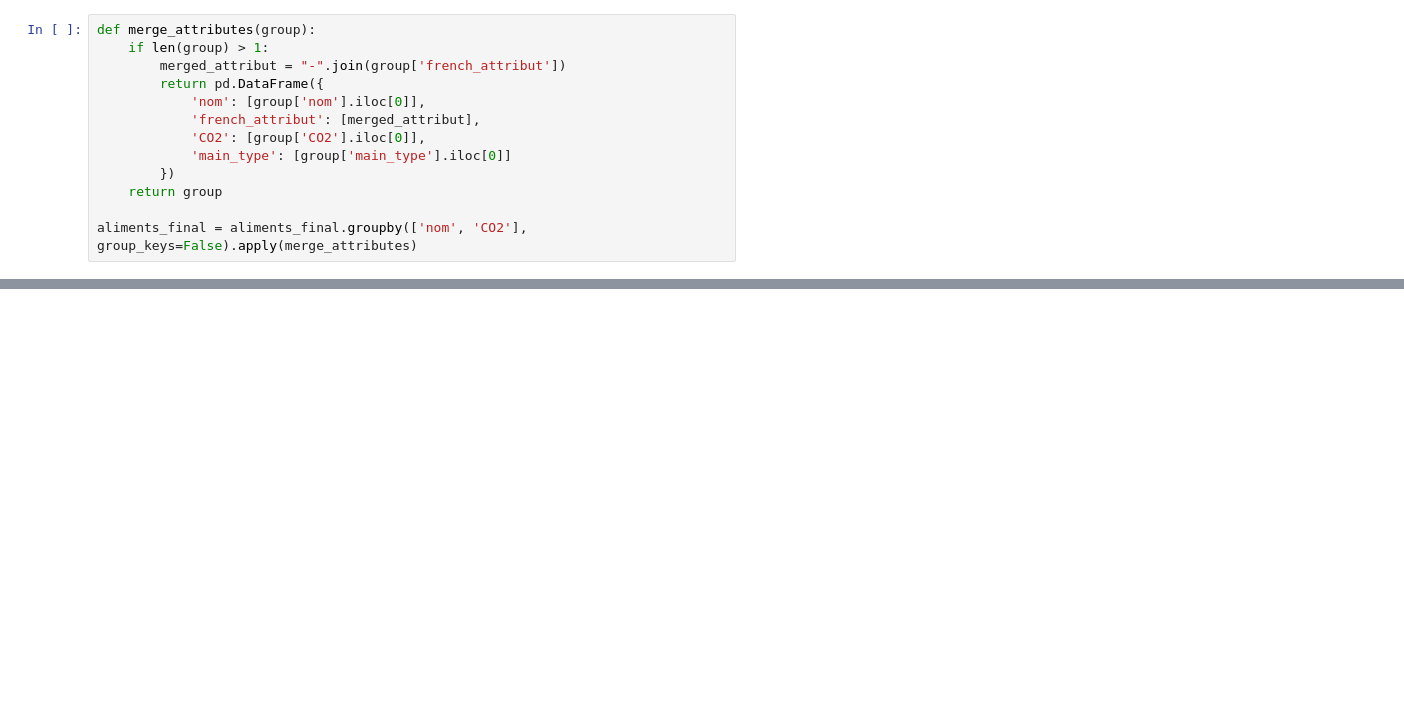
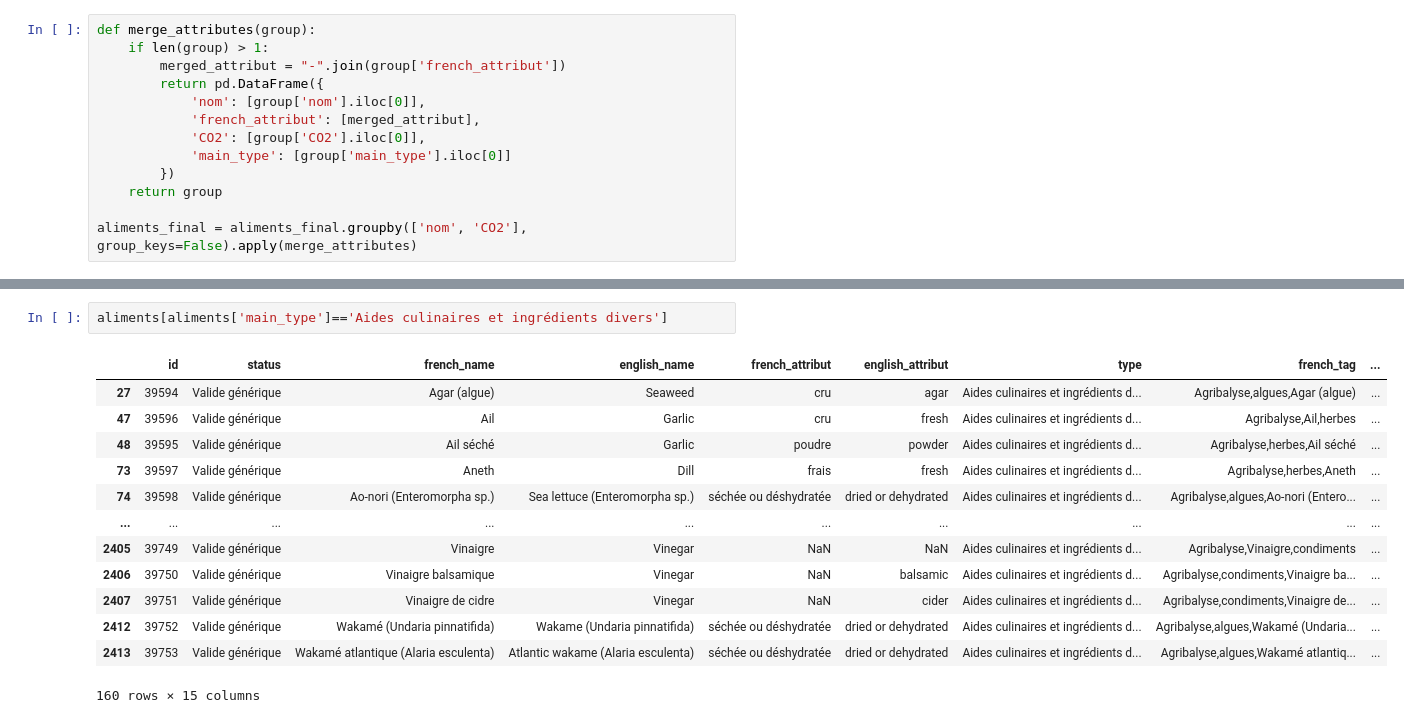
Before and after one commit to hachouaou/carboncalc, a Jupyter notebook: carbonsimulator/notebook.ipynb, the cells around one changed output, grey strips where cells are left out. Cells and saved outputs as stored; diff of their text form; blank space fills up the shorter version.

```diff
--- a/carbonsimulator/notebook.ipynb
+++ b/carbonsimulator/notebook.ipynb
@@ -260,0 +485,16 @@ Name: count, Length: 940, dtype: int64
+# %%
+aliments[aliments['main_type']=='Aides culinaires et ingrédients divers']
+# %% [output]
+|  | id | status | french_name | english_name | french_attribut | english_attribut | type | french_tag | ... |
+| 27 | 39594 | Valide générique | Agar (algue) | Seaweed | cru | agar | Aides culinaires et ingrédients d... | Agribalyse,algues,Agar (algue) | ... |
+| 47 | 39596 | Valide générique | Ail | Garlic | cru | fresh | Aides culinaires et ingrédients d... | Agribalyse,Ail,herbes | ... |
+| 48 | 39595 | Valide générique | Ail séché | Garlic | poudre | powder | Aides culinaires et ingrédients d... | Agribalyse,herbes,Ail séché | ... |
+| 73 | 39597 | Valide générique | Aneth | Dill | frais | fresh | Aides culinaires et ingrédients d... | Agribalyse,herbes,Aneth | ... |
+| 74 | 39598 | Valide générique | Ao-nori (Enteromorpha sp.) | Sea lettuce (Enteromorpha sp.) | séchée ou déshydratée | dried or dehydrated | Aides culinaires et ingrédients d... | Agribalyse,algues,Ao-nori (Entero... | ... |
+| ... | ... | ... | ... | ... | ... | ... | ... | ... | ... |
+| 2405 | 39749 | Valide générique | Vinaigre | Vinegar | NaN | NaN | Aides culinaires et ingrédients d... | Agribalyse,Vinaigre,condiments | ... |
+| 2406 | 39750 | Valide générique | Vinaigre balsamique | Vinegar | NaN | balsamic | Aides culinaires et ingrédients d... | Agribalyse,condiments,Vinaigre ba... | ... |
+| 2407 | 39751 | Valide générique | Vinaigre de cidre | Vinegar | NaN | cider | Aides culinaires et ingrédients d... | Agribalyse,condiments,Vinaigre de... | ... |
+| 2412 | 39752 | Valide générique | Wakamé (Undaria pinnatifida) | Wakame (Undaria pinnatifida) | séchée ou déshydratée | dried or dehydrated | Aides culinaires et ingrédients d... | Agribalyse,algues,Wakamé (Undaria... | ... |
+| 2413 | 39753 | Valide générique | Wakamé atlantique (Alaria esculenta) | Atlantic wakame (Alaria esculenta) | séchée ou déshydratée | dried or dehydrated | Aides culinaires et ingrédients d... | Agribalyse,algues,Wakamé atlantiq... | ... |
+160 rows × 15 columns
```
Also changed, not shown: parts of 18 cells of this notebook.
